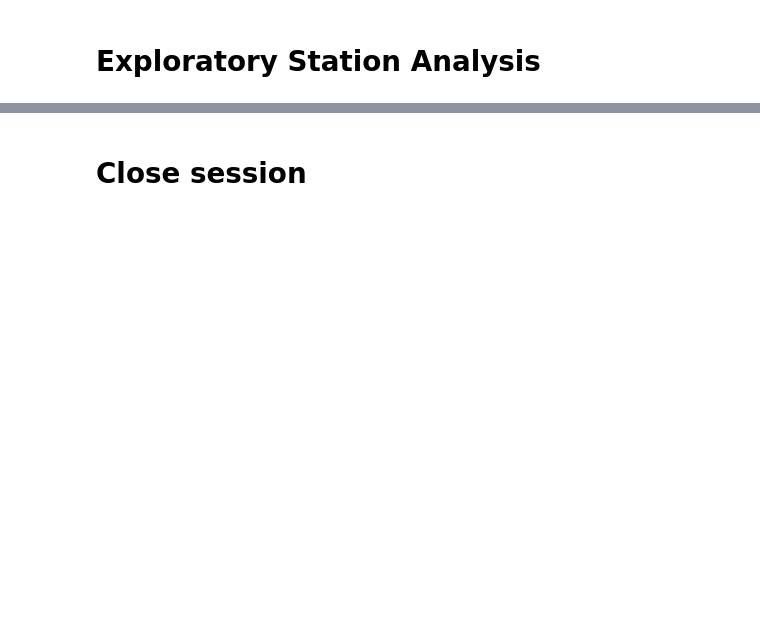
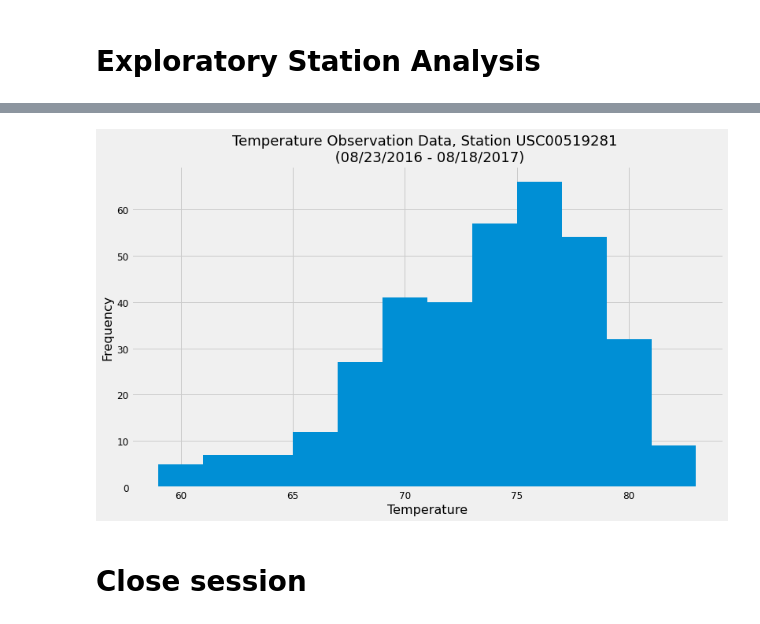
Before and after one commit to beaujeffrey03/sqlalchemy-challenge, a Jupyter notebook: climate_starter.ipynb, the cells around one changed output, grey strips where cells are left out. Drawn from its saved outputs; the diff is of its cells as text; code cells hidden in the pictures; blank space fills up the shorter version.

```diff
--- a/climate_starter.ipynb
+++ b/climate_starter.ipynb
@@ -205,0 +208,25 @@ measurement_12m_df.describe()
+# %%
+# Using the most active station id
+# Query the last 12 months of temperature observation data for this station and plot the results as a histogram
+active_last_date = session.query(measurement.date).\
+                    order_by(measurement.date.desc()).\
+                    filter(measurement.station == most_active_station).\
+                    first()
+
+active_last_date
+active_last_date = active_last_date[0]
+active_last_date = active_last_date.split('-')
+
+active_first_date = dt.date(int(active_last_date[0]),
+                         int(active_last_date[1]),
+                         int(active_last_date[2])) - dt.timedelta(days=365)
+
+active_measurement_results = session.query(measurement.date, measurement.tobs).\
+                                        filter(measurement.date >= active_first_date).\
+                                        filter(measurement.station == most_active_station)
+
+tobs_df = pd.DataFrame(active_measurement_results, columns=['date', 'tobs'])
+tobs_df = tobs_df.rename(columns={'date': 'Date', 'tobs': 'Temp. Observation'})
+tobs_df.set_index('Date', inplace=True)
+tobs_df = tobs_df.dropna()
+tobs_df
@@ -206,3 +248,23 @@ measurement_12m_df.describe()
+# %%
+# Make histogram
+tobs_x = tobs_df['Temp. Observation']
+
+# Histogram labels
+fmtd_last_active_date = dt.date(int(active_last_date[0]), int(active_last_date[1]), int(active_last_date[2]))
+fmtd_last_active_date = fmtd_last_active_date.strftime('%m/%d/%Y')
+
+fmtd_active_first_date = first_date.strftime('%m/%d/%Y')
+
+plt.rcParams['figure.figsize']=(12,7)
+plt.hist(tobs_x, bins=12)
+plt.tick_params(axis='both', which='major', labelsize=12)
+plt.xlabel('Temperature', size=16)
+plt.ylabel('Frequency', size=16)
+plt.title(f'Temperature Observation Data, Station {most_active_station} \n ({fmtd_active_first_date} - {fmtd_last_active_date})',\
+          size=18)
+plt.show()
+# %% [output]
+[figure, added]
 # %% [markdown]
 # Close session
 # %%
```
Also changed, not shown: parts of 21 cells of this notebook.
